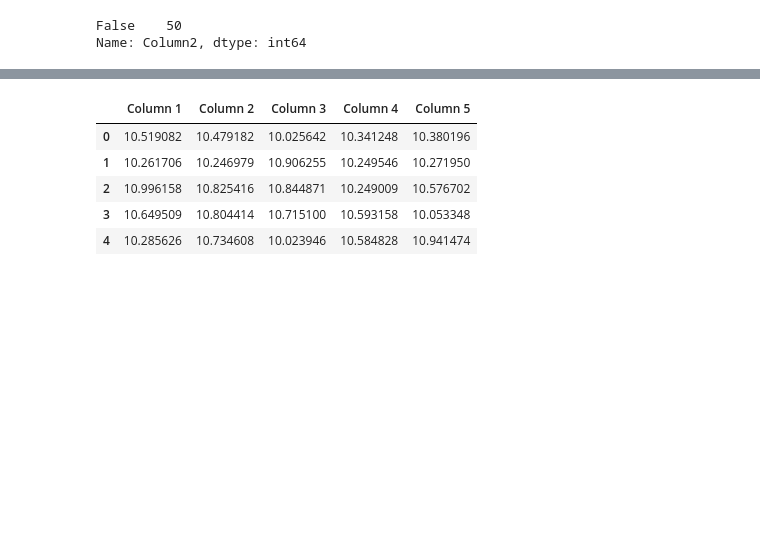
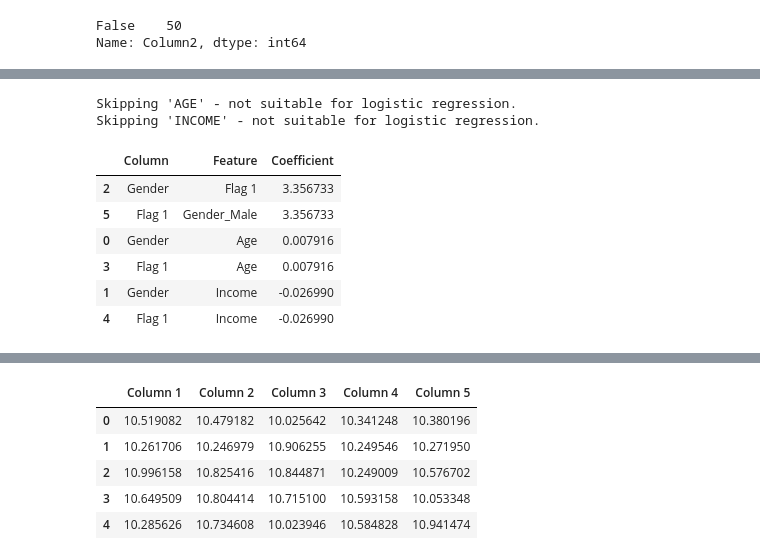
Before and after one commit to Kokolipa/CleanData-package, a Jupyter notebook: Evaluation/package_playground.ipynb, the cells around one changed output, grey strips where cells are left out. Drawn from its saved outputs; the diff is of its cells as text; code cells hidden in the pictures; blank space fills up the shorter version.

```diff
--- a/Evaluation/package_playground.ipynb
+++ b/Evaluation/package_playground.ipynb
@@ -239,3 +305,31 @@ CleanData.TreatNA.logistic_regression_MAR_identifier()
+# %%
+import pandas as pd
+import numpy as np
+import CleanData
+# Sample Data Creation
+np.random.seed(42)  # For reproducible results
+data = {
+    'Age': np.random.randint(20, 60, 100),
+    'Income': np.random.randint(5000, 20000, 100),
+    'Gender': np.random.choice(['Male', 'Female'], 100),
+    'Has_Car': np.random.choice([0, 1], 100)
+}
+
+df = pd.DataFrame(data)
+
+df.loc[df["Gender"] == "Male", "Has_Car"] = np.nan
+
+CleanData.TreatNA.logistic_regression_MAR_identifier(df).sort_values(by="Coefficient", ascending=False)
+# %% [output]
+Skipping 'AGE' - not suitable for logistic regression.
+Skipping 'INCOME' - not suitable for logistic regression.
+|  | Column | Feature | Coefficient |
+| 2 | Gender | Flag 1 | 3.356733 |
+| 5 | Flag 1 | Gender_Male | 3.356733 |
+| 0 | Gender | Age | 0.007916 |
+| 3 | Flag 1 | Age | 0.007916 |
+| 1 | Gender | Income | -0.026990 |
+| 4 | Flag 1 | Income | -0.026990 |
 # %%
 # Seed for reproducibility
 np.random.seed(0)
```
Also changed, not shown: parts of 27 cells of this notebook, 47 other files.
